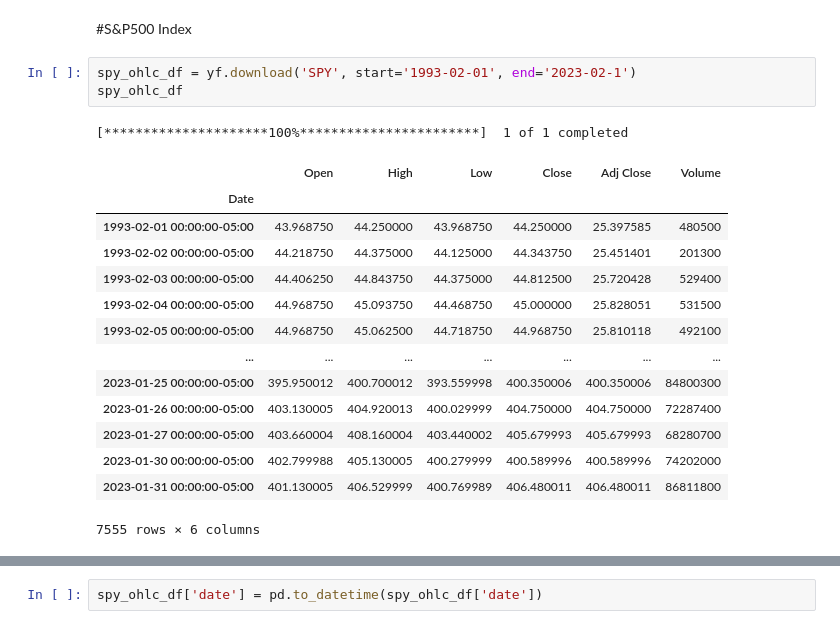
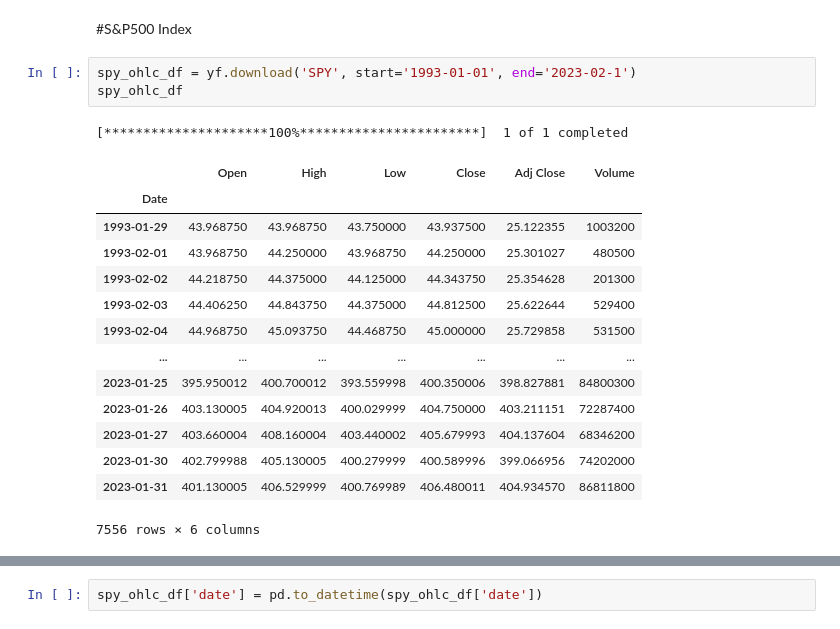
Before and after one commit to YanggWendy/FYP-Portfolio-Management-System, a Jupyter notebook: FYP_Stock_Data.ipynb, the cells around one changed output, grey strips where cells are left out. Saved outputs shown, nothing was run; the diff lists cells and outputs as text.

```diff
--- a/FYP_Stock_Data.ipynb
+++ b/FYP_Stock_Data.ipynb
@@ -541,24 +521,24 @@ SP500_drop.head()
 # %% [markdown]
 #S&P500 Index
 # %%
-spy_ohlc_df = yf.download('SPY', start='1993-02-01', end='2023-02-1')
+spy_ohlc_df = yf.download('SPY', start='1993-01-01', end='2023-02-1')
 spy_ohlc_df
 # %% [output]
 [*********************100%***********************]  1 of 1 completed
 |  | Open | High | Low | Close | Adj Close | Volume |
 | Date |  |  |  |  |  |  |
-| 1993-02-01 00:00:00-05:00 | 43.968750 | 44.250000 | 43.968750 | 44.250000 | 25.397585 | 480500 |
-| 1993-02-02 00:00:00-05:00 | 44.218750 | 44.375000 | 44.125000 | 44.343750 | 25.451401 | 201300 |
-| 1993-02-03 00:00:00-05:00 | 44.406250 | 44.843750 | 44.375000 | 44.812500 | 25.720428 | 529400 |
-| 1993-02-04 00:00:00-05:00 | 44.968750 | 45.093750 | 44.468750 | 45.000000 | 25.828051 | 531500 |
-| 1993-02-05 00:00:00-05:00 | 44.968750 | 45.062500 | 44.718750 | 44.968750 | 25.810118 | 492100 |
+| 1993-01-29 | 43.968750 | 43.968750 | 43.750000 | 43.937500 | 25.122355 | 1003200 |
+| 1993-02-01 | 43.968750 | 44.250000 | 43.968750 | 44.250000 | 25.301027 | 480500 |
+| 1993-02-02 | 44.218750 | 44.375000 | 44.125000 | 44.343750 | 25.354628 | 201300 |
+| 1993-02-03 | 44.406250 | 44.843750 | 44.375000 | 44.812500 | 25.622644 | 529400 |
+| 1993-02-04 | 44.968750 | 45.093750 | 44.468750 | 45.000000 | 25.729858 | 531500 |
 | ... | ... | ... | ... | ... | ... | ... |
-| 2023-01-25 00:00:00-05:00 | 395.950012 | 400.700012 | 393.559998 | 400.350006 | 400.350006 | 84800300 |
-| 2023-01-26 00:00:00-05:00 | 403.130005 | 404.920013 | 400.029999 | 404.750000 | 404.750000 | 72287400 |
-| 2023-01-27 00:00:00-05:00 | 403.660004 | 408.160004 | 403.440002 | 405.679993 | 405.679993 | 68280700 |
-| 2023-01-30 00:00:00-05:00 | 402.799988 | 405.130005 | 400.279999 | 400.589996 | 400.589996 | 74202000 |
-| 2023-01-31 00:00:00-05:00 | 401.130005 | 406.529999 | 400.769989 | 406.480011 | 406.480011 | 86811800 |
+| 2023-01-25 | 395.950012 | 400.700012 | 393.559998 | 400.350006 | 398.827881 | 84800300 |
+| 2023-01-26 | 403.130005 | 404.920013 | 400.029999 | 404.750000 | 403.211151 | 72287400 |
+| 2023-01-27 | 403.660004 | 408.160004 | 403.440002 | 405.679993 | 404.137604 | 68346200 |
+| 2023-01-30 | 402.799988 | 405.130005 | 400.279999 | 400.589996 | 399.066956 | 74202000 |
+| 2023-01-31 | 401.130005 | 406.529999 | 400.769989 | 406.480011 | 404.934570 | 86811800 |
-7555 rows × 6 columns
+7556 rows × 6 columns
 # %%
 spy_ohlc_df['date'] = spy_ohlc_df.index.values
 spy_ohlc_df = spy_ohlc_df.reindex(index=spy_ohlc_df.index[::-1])
```
Also changed, not shown: parts of 82 cells of this notebook.
